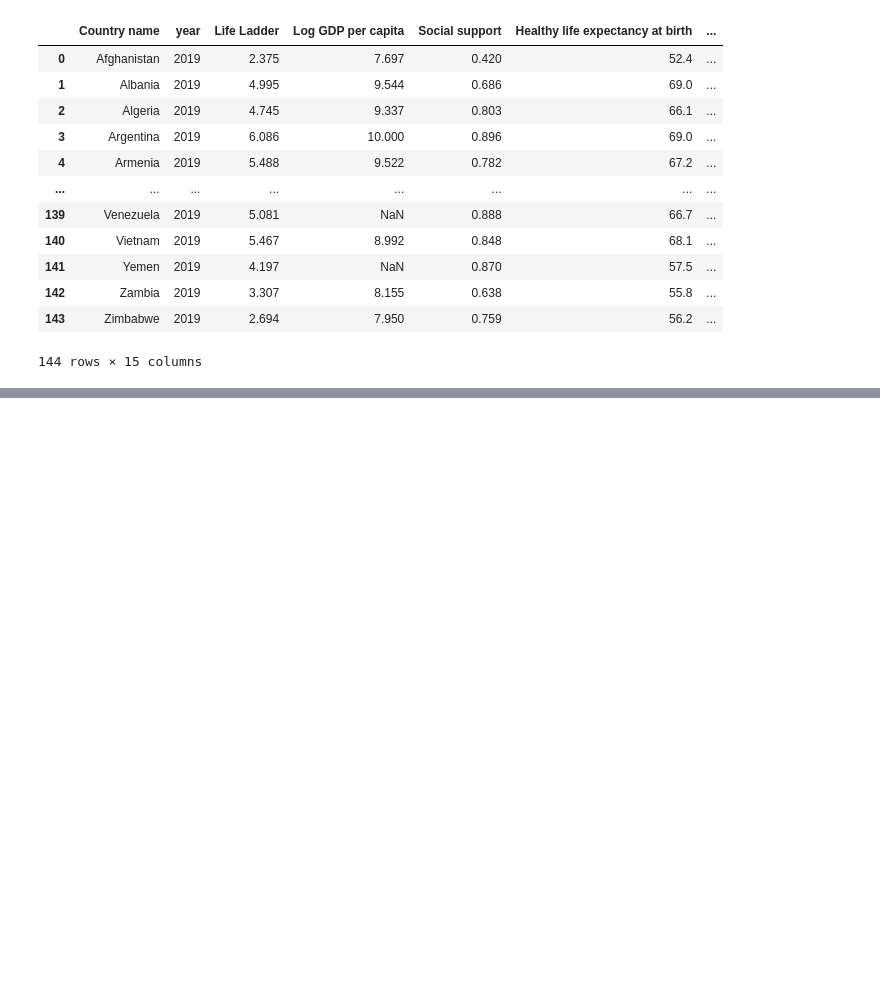
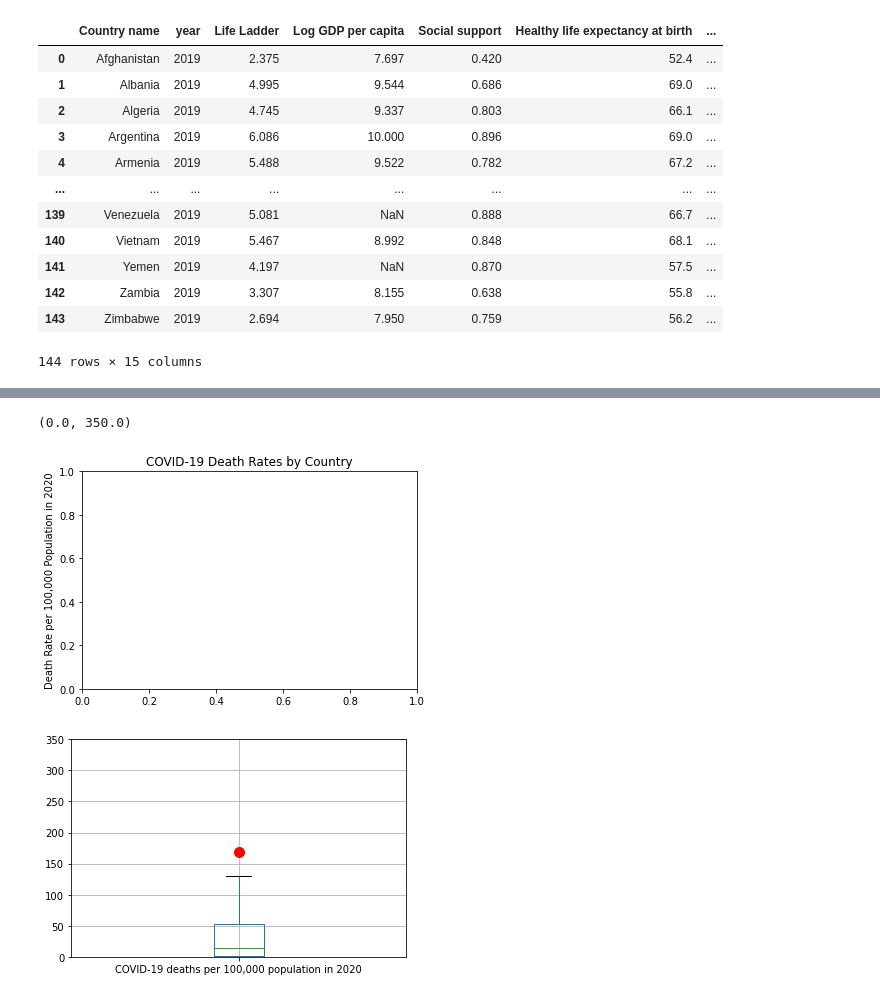
Before and after one commit to sydnipierce/butler-groupD-project1, a Jupyter notebook: Analysis/data_expl_cleansing.ipynb, the cells around one changed output, grey strips where cells are left out. Drawn from its saved outputs; the diff is of its cells as text; code cells hidden in the pictures; blank space fills up the shorter version.

```diff
--- a/Analysis/data_expl_cleansing.ipynb
+++ b/Analysis/data_expl_cleansing.ipynb
@@ -105,0 +181,18 @@ df
+# %%
+# Make box and whisker plot of COVID-19 death rates to identify outliers that may influence correlations
+# Format the appearance of outlier circles on the plot
+flierprops = dict(marker='o', markerfacecolor='red', markersize=10,
+                  markeredgecolor='red')
+
+# Create the graph
+fig1, ax1 = plt.subplots()
+plt.figure()
+ax1.set_title('COVID-19 Death Rates by Country')
+ax1.set_ylabel('Death Rate per 100,000 Population in 2020')
+
+df.boxplot(["COVID-19 deaths per 100,000 population in 2020"], flierprops=flierprops)
+plt.ylim(0, 350)
+# %% [output]
+(0.0, 350.0)
+[figure, added]
+[figure, added]
```
Also changed, not shown: parts of 4 cells of this notebook.
